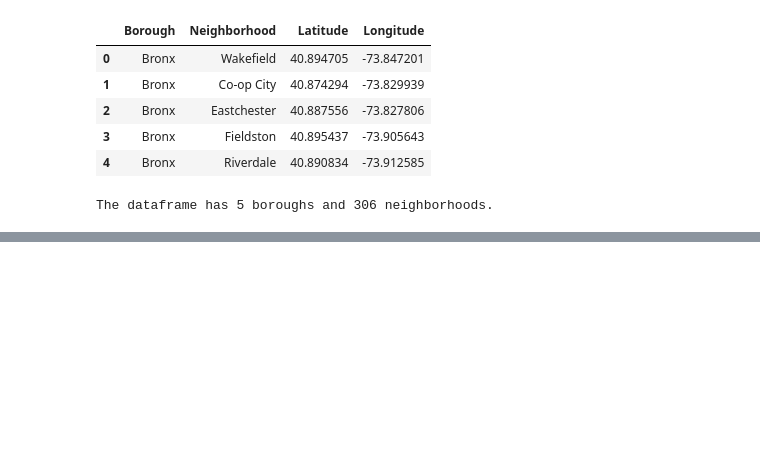
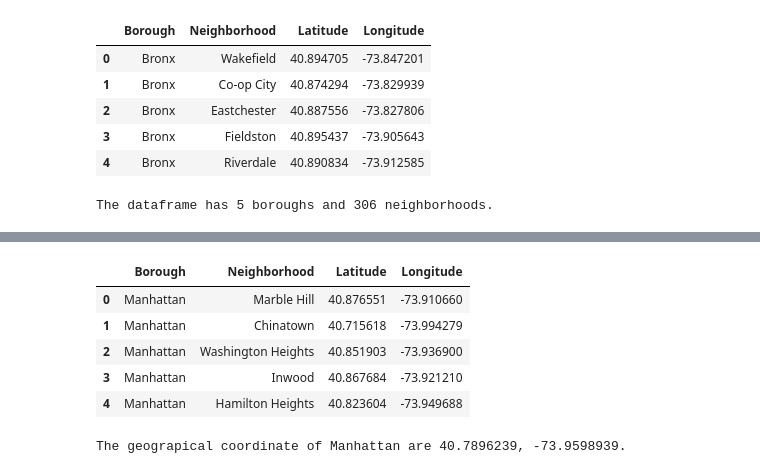
Before and after one commit to Piyal-Banik/Segmenting-and-Clustering-Neighborhoods-in-New-York-City, a Jupyter notebook: new_york_neighborhood.ipynb, the cells around one changed output, grey strips where cells are left out. Drawn from its saved outputs; the diff is of its cells as text; code cells hidden in the pictures; blank space fills up the shorter version.

```diff
--- a/new_york_neighborhood.ipynb
+++ b/new_york_neighborhood.ipynb
@@ -119,0 +154,20 @@ The dataframe has 5 boroughs and 306 neighborhoods.
+# %%
+manhattan_data = neighborhoods[neighborhoods['Borough'] == 'Manhattan'].reset_index(drop=True)
+manhattan_data.head()
+# %% [output]
+|  | Borough | Neighborhood | Latitude | Longitude |
+| 0 | Manhattan | Marble Hill | 40.876551 | -73.910660 |
+| 1 | Manhattan | Chinatown | 40.715618 | -73.994279 |
+| 2 | Manhattan | Washington Heights | 40.851903 | -73.936900 |
+| 3 | Manhattan | Inwood | 40.867684 | -73.921210 |
+| 4 | Manhattan | Hamilton Heights | 40.823604 | -73.949688 |
+# %%
+address = 'Manhattan, Ny'
+
+geolocator = Nominatim(user_agent = 'ny_explorer')
+location = geolocator.geocode(address)
+latitude = location.latitude
+longitude = location.longitude
+print('The geograpical coordinate of Manhattan are {}, {}.'.format(latitude, longitude))
+# %% [output]
+The geograpical coordinate of Manhattan are 40.7896239, -73.9598939.
```
Also changed, not shown: parts of 4 cells of this notebook.
